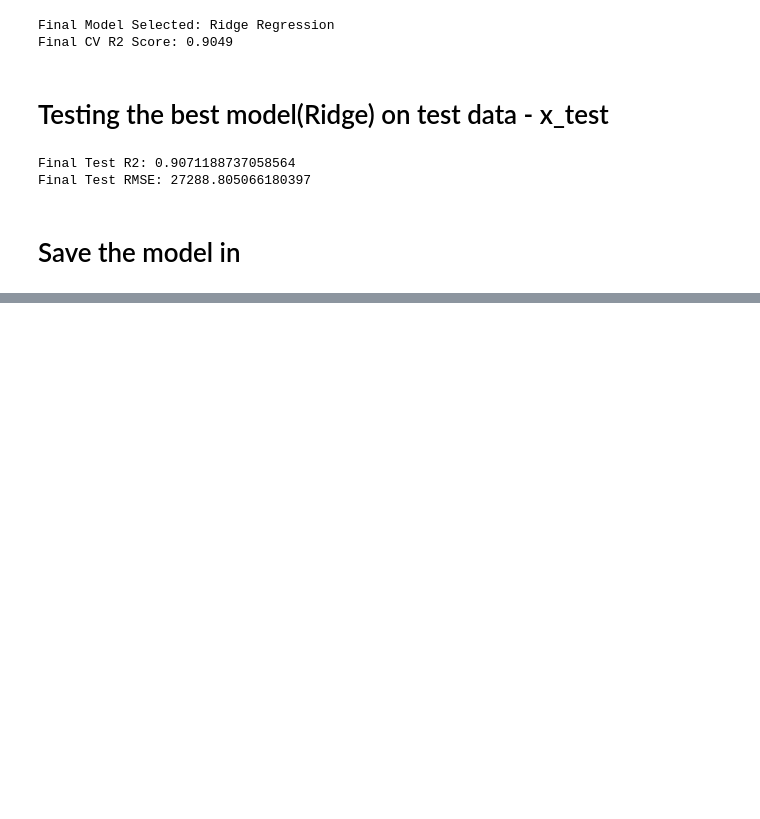
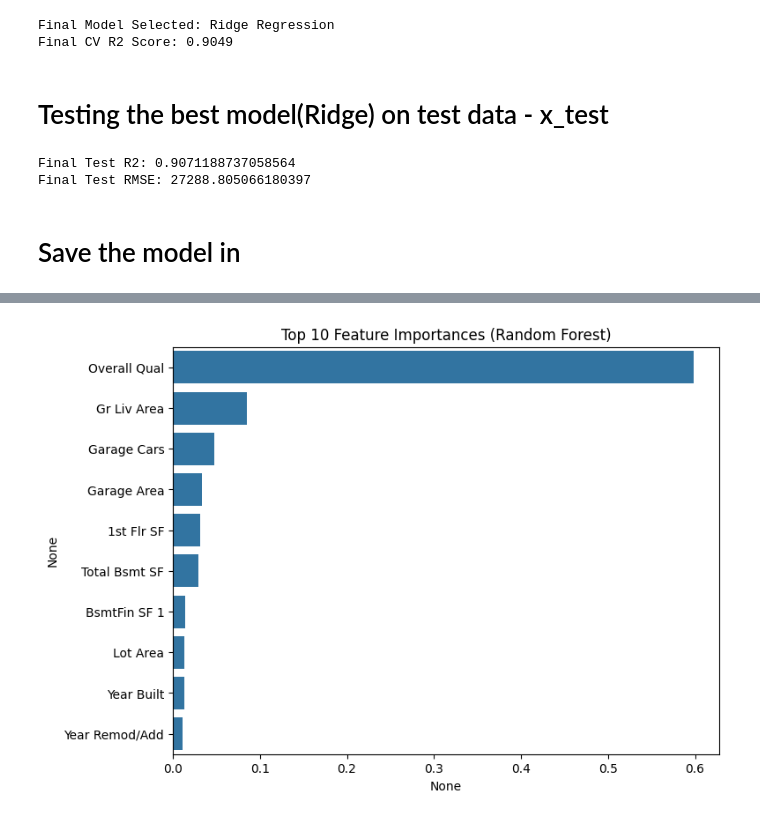
Before and after one commit to codebynishhhi/house_price_prediction, a Jupyter notebook: notebooks/exploration.ipynb, the cells around one changed output, grey strips where cells are left out. Saved outputs shown, nothing was run; the diff lists cells and outputs as text; code cells hidden in the pictures; blank space fills up the shorter version.

Commit message:
1. Evaluated & plotted feature importance 2. Compared the plot between actual Vs predicted 3. Wrote down the inferences

```diff
--- a/notebooks/exploration.ipynb
+++ b/notebooks/exploration.ipynb
@@ -1382,0 +1389,7 @@ joblib.dump(final_model, "house_price_model.pkl")
+# %%
+importances = pd.Series(
+    best_rf.feature_importances_,
+    index=X.columns
+).sort_values(ascending=False)
+
+importances.head(10)
@@ -1382,0 +1408,7 @@ joblib.dump(final_model, "house_price_model.pkl")
+# %%
+plt.figure(figsize=(8,6))
+sns.barplot(x=importances.head(10), y=importances.head(10).index)
+plt.title("Top 10 Feature Importances (Random Forest)")
+plt.show()
+# %% [output]
+[figure, added]
```
Also changed, not shown: parts of 7 cells of this notebook.
